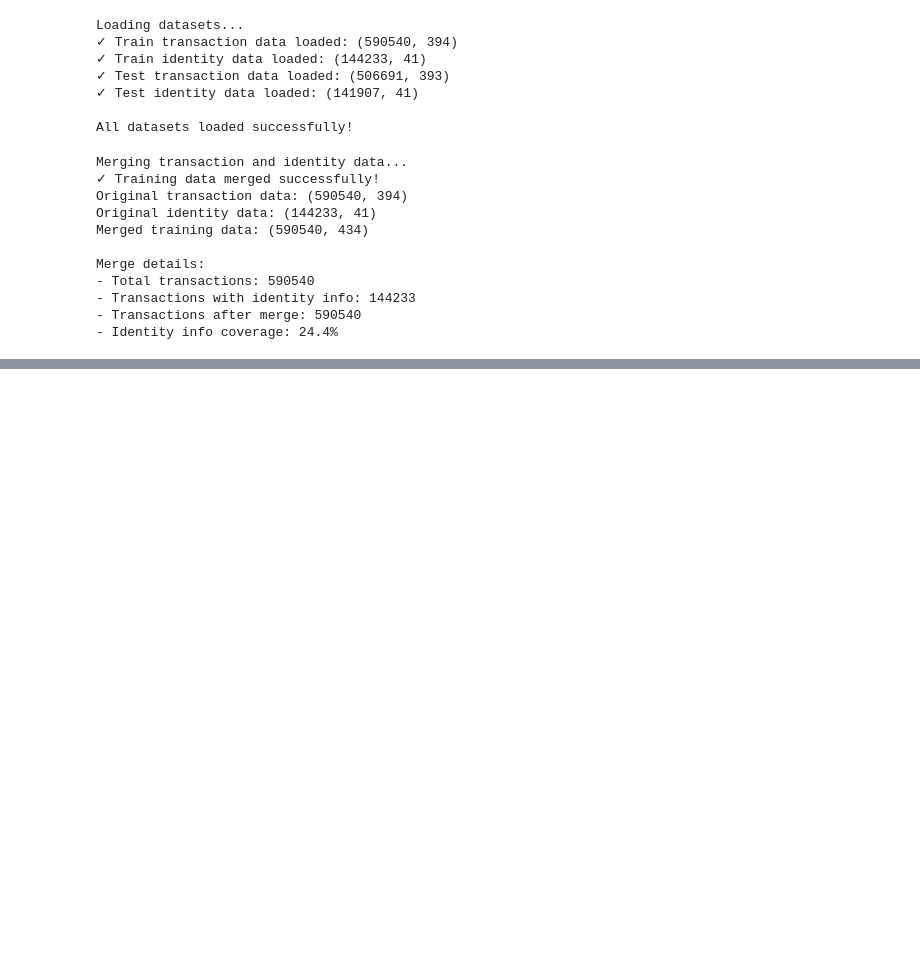
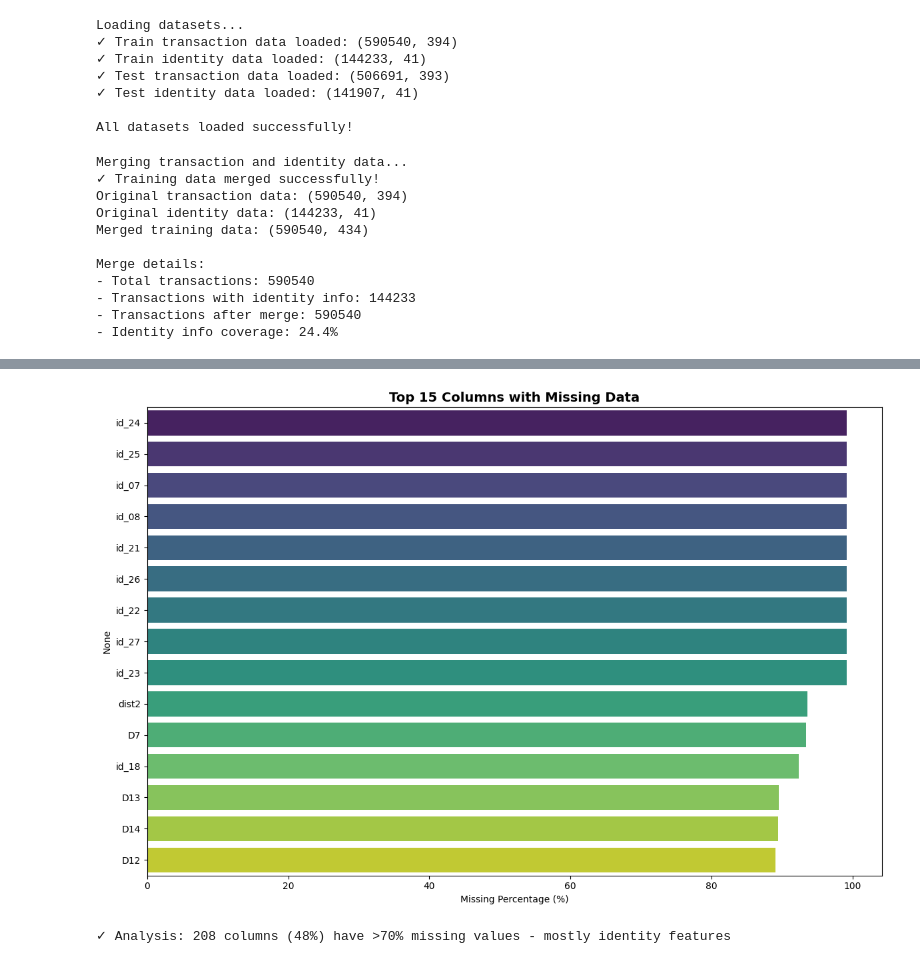
Before and after one commit to TumainiC/fraud_detection, a Jupyter notebook: notebooks/01_fraud_detection_eda.ipynb, the cells around one changed output, grey strips where cells are left out. Saved outputs shown, nothing was run; the diff lists cells and outputs as text; code cells hidden in the pictures; blank space fills up the shorter version.

```diff
--- a/notebooks/01_fraud_detection_eda.ipynb
+++ b/notebooks/01_fraud_detection_eda.ipynb
@@ -138,0 +307,12 @@ print(f"   Legitimate transactions: {len(df_train) - fraud_count:,} ({100-fraud_
+# %%
+# Missing data analysis
+missing_pct = (df_train.isnull().sum() / len(df_train) * 100).sort_values(ascending=False)
+
+print("MISSING DATA OVERVIEW")
+print(f"Columns with missing data: {(missing_pct > 0).sum()}/{len(df_train.columns)}")
+print(f"High missing (>70%): {(missing_pct > 70).sum()} columns")
+print(f"Medium missing (30-70%): {((missing_pct >= 30) & (missing_pct <= 70)).sum()} columns")
+print(f"Low missing (<30%): {((missing_pct > 0) & (missing_pct < 30)).sum()} columns")
+
+print(f"\nWorst offenders:")
+print(missing_pct.head(5).to_string())
@@ -138,0 +332,17 @@ print(f"   Legitimate transactions: {len(df_train) - fraud_count:,} ({100-fraud_
+# %%
+# Visualize missing data
+fig, ax = plt.subplots(figsize=(12, 8))
+
+# Top 15 columns with missing data
+top_missing = missing_pct.head(15)
+sns.barplot(y=top_missing.index, x=top_missing.values, palette='viridis', ax=ax)
+ax.set_title('Top 15 Columns with Missing Data', fontsize=14, fontweight='bold')
+ax.set_xlabel('Missing Percentage (%)')
+
+plt.tight_layout()
+plt.show()
+
+print(f"✓ Analysis: 208 columns (48%) have >70% missing values - mostly identity features")
+# %% [output]
+[figure, added]
+✓ Analysis: 208 columns (48%) have >70% missing values - mostly identity features
```
Also changed, not shown: parts of 16 cells of this notebook.
